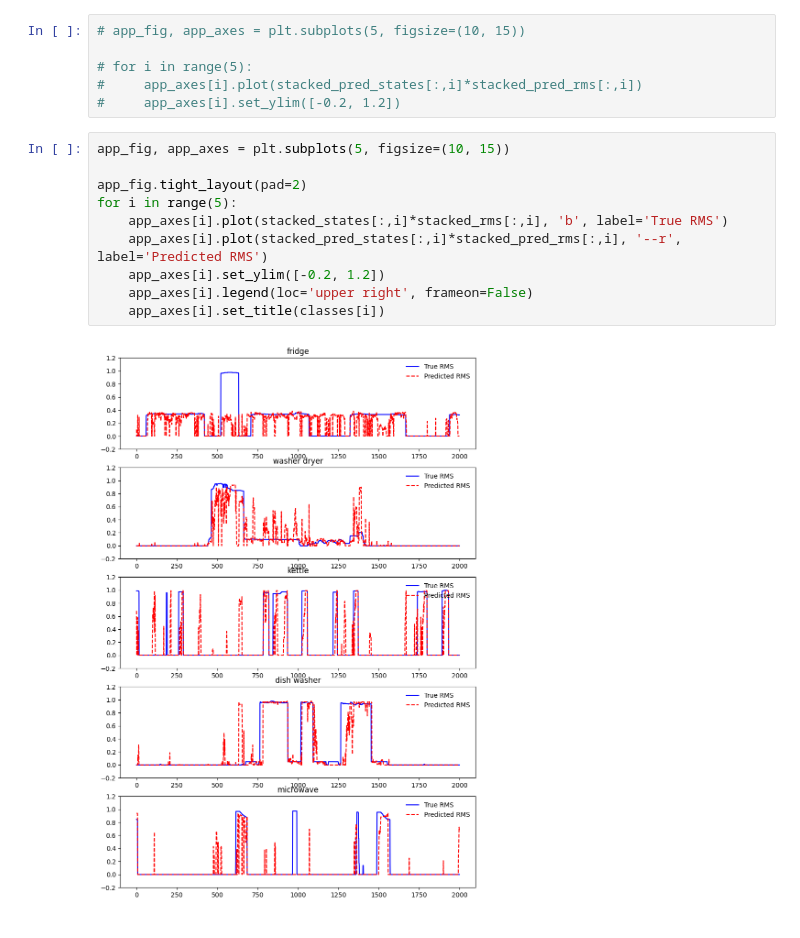
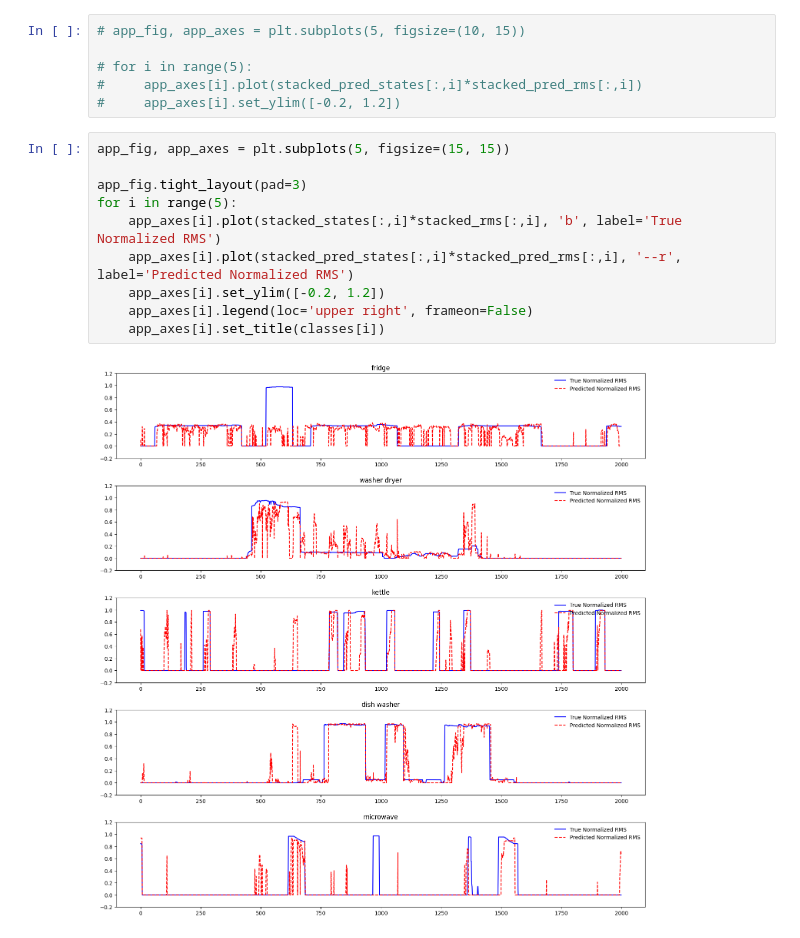
Before and after one commit to MarielTinaco/ai8x-training, a Jupyter notebook: notebooks/NILM_Evaluation.ipynb, the cells around one changed output. Drawn from its saved outputs; the diff is of its cells as text.

Commit message:
Update: Evaluation visualization

```diff
--- a/notebooks/NILM_Evaluation.ipynb
+++ b/notebooks/NILM_Evaluation.ipynb
@@ -193,14 +197,14 @@ stacked_pred_rms = np.vstack([saved_pred_rms_.cpu().numpy() for saved_pred_rms_
 #     app_axes[i].plot(stacked_pred_states[:,i]*stacked_pred_rms[:,i])
 #     app_axes[i].set_ylim([-0.2, 1.2])
 # %%
-app_fig, app_axes = plt.subplots(5, figsize=(10, 15))
+app_fig, app_axes = plt.subplots(5, figsize=(15, 15))
 
-app_fig.tight_layout(pad=2)
+app_fig.tight_layout(pad=3)
 for i in range(5):
-    app_axes[i].plot(stacked_states[:,i]*stacked_rms[:,i], 'b', label='True RMS')
-    app_axes[i].plot(stacked_pred_states[:,i]*stacked_pred_rms[:,i], '--r', label='Predicted RMS')
+    app_axes[i].plot(stacked_states[:,i]*stacked_rms[:,i], 'b', label='True Normalized RMS')
+    app_axes[i].plot(stacked_pred_states[:,i]*stacked_pred_rms[:,i], '--r', label='Predicted Normalized RMS')
     app_axes[i].set_ylim([-0.2, 1.2])
     app_axes[i].legend(loc='upper right', frameon=False)
     app_axes[i].set_title(classes[i])
 # %% [output]
-[figure, old version]
+[figure, new version]
```
Also changed, not shown: parts of 2 cells of this notebook.
